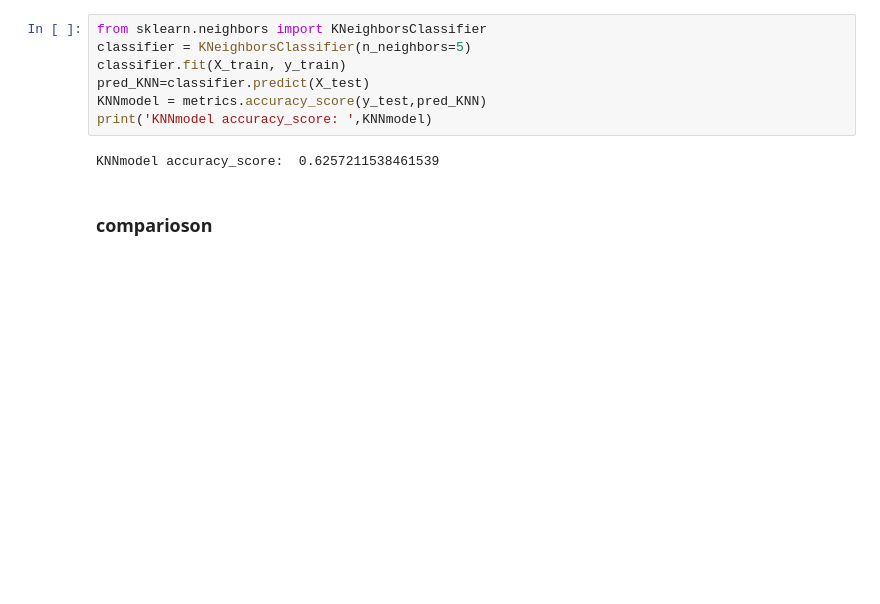
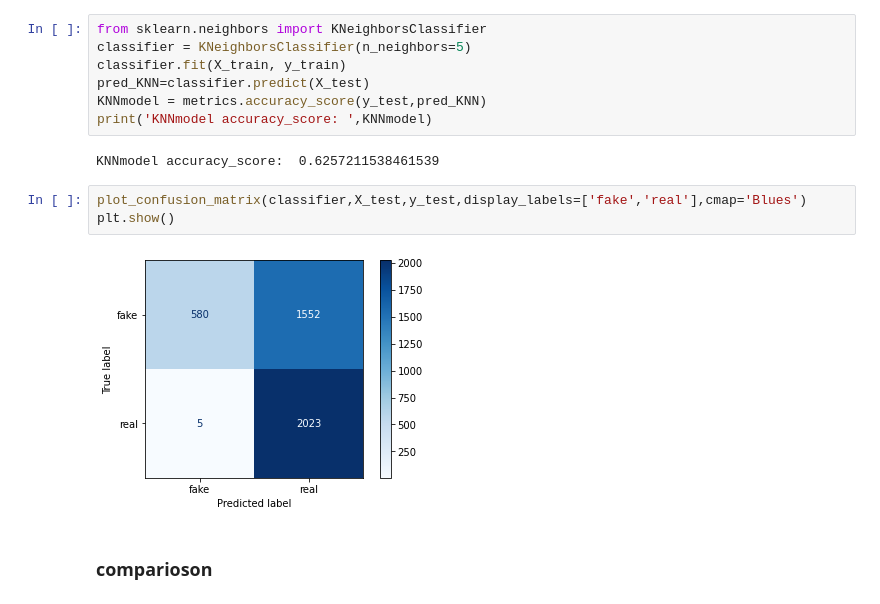
Before and after one commit to anamul01988/fake-news-detection-ml-project, a Jupyter notebook: Fake News - different algorithms and tfidf vectorizer _author and title-diff appraocj.ipynb, the cells around one changed output. Saved outputs shown, nothing was run; the diff lists cells and outputs as text; blank space fills up the shorter version.

```diff
--- a/Fake News - different algorithms and tfidf vectorizer _author and title-diff appraocj.ipynb
+++ b/Fake News - different algorithms and tfidf vectorizer _author and title-diff appraocj.ipynb
@@ -446,6 +488,11 @@ KNNmodel = metrics.accuracy_score(y_test,pred_KNN)
 print('KNNmodel accuracy_score: ',KNNmodel)
 # %% [output]
 KNNmodel accuracy_score:  0.6257211538461539
+# %%
+plot_confusion_matrix(classifier,X_test,y_test,display_labels=['fake','real'],cmap='Blues')
+plt.show()
+# %% [output]
+[figure, added]
 # %% [markdown]
 ### comparioson
 # %%
```
Also changed, not shown: parts of 20 cells of this notebook, 12 other files.
